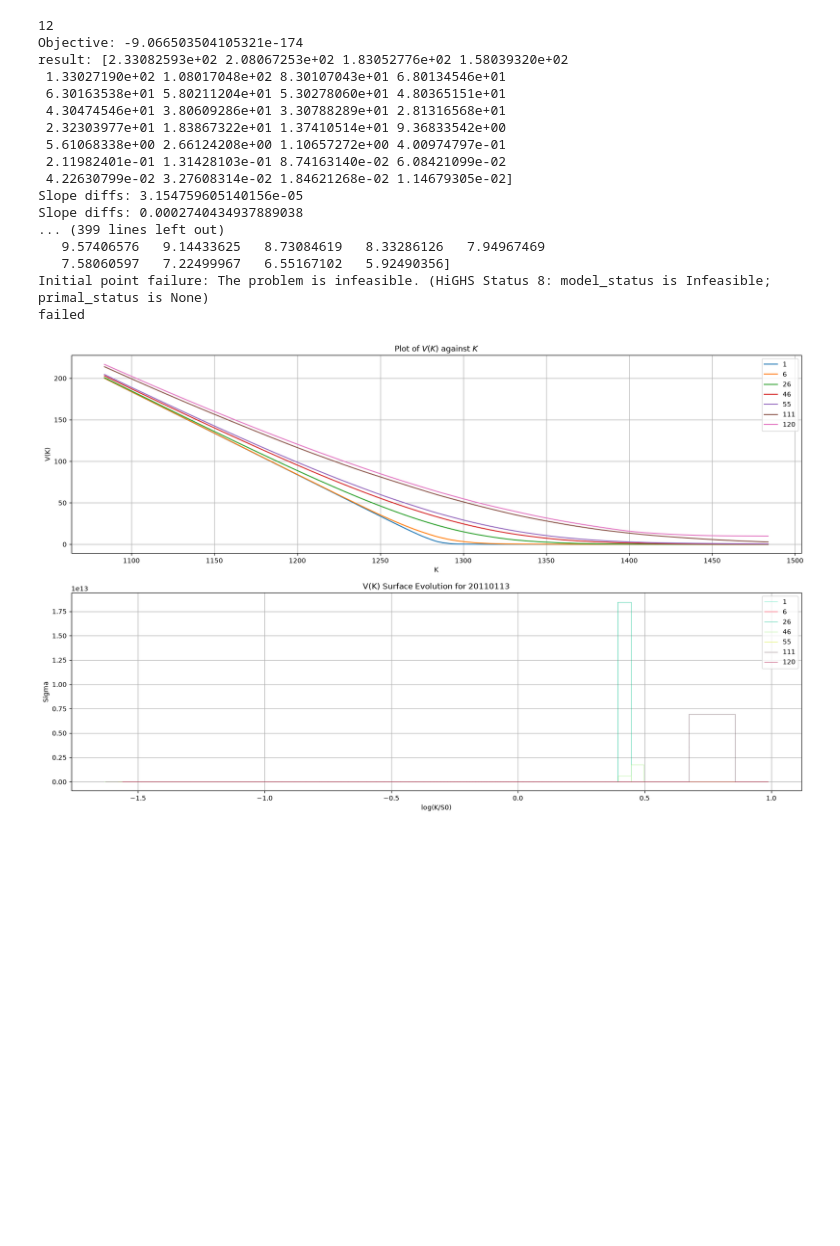
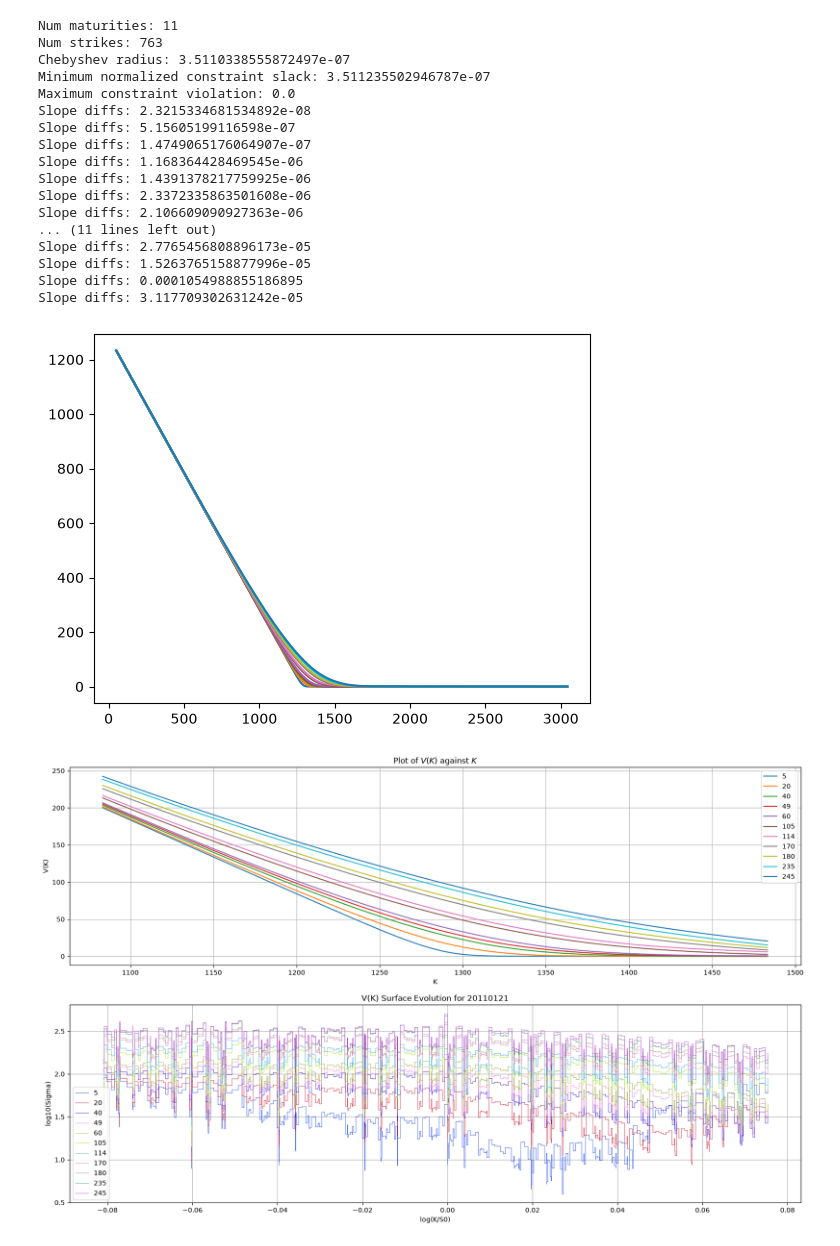
Before and after one commit to ZihanG123/Local-Volatility-Project, a Jupyter notebook: MultiMaturity.ipynb, the cells around one changed output. Cells and saved outputs as stored; diff of their text form; code cells hidden in the pictures; blank space fills up the shorter version.

Commit message:
Adding chebyshev center, also adjusted slopes in calibration stage

```diff
--- a/MultiMaturity.ipynb
+++ b/MultiMaturity.ipynb
@@ -562,26 +694,27 @@ def test_date_index(INDEX, dataframe):
 # %%
 import warnings
 warnings.filterwarnings('ignore')
 
 dataframe = pd.read_csv("datasets/SPX_opt_2011_2012.csv")
 
-test_date_index(8, dataframe)
+test_date_index(13, dataframe)
 # %% [output]
-12
-Objective: -9.066503504105321e-174
-result: [2.33082593e+02 2.08067253e+02 1.83052776e+02 1.58039320e+02
- 1.33027190e+02 1.08017048e+02 8.30107043e+01 6.80134546e+01
- 6.30163538e+01 5.80211204e+01 5.30278060e+01 4.80365151e+01
- 4.30474546e+01 3.80609286e+01 3.30788289e+01 2.81316568e+01
- 2.32303977e+01 1.83867322e+01 1.37410514e+01 9.36833542e+00
- 5.61068338e+00 2.66124208e+00 1.10657272e+00 4.00974797e-01
- 2.11982401e-01 1.31428103e-01 8.74163140e-02 6.08421099e-02
- 4.22630799e-02 3.27608314e-02 1.84621268e-02 1.14679305e-02]
-Slope diffs: 3.154759605140156e-05
-Slope diffs: 0.0002740434937889038
-... (399 lines left out)
-   9.57406576   9.14433625   8.73084619   8.33286126   7.94967469
-   7.58060597   7.22499967   6.55167102   5.92490356]
-Initial point failure: The problem is infeasible. (HiGHS Status 8: model_status is Infeasible; primal_status is None)
-failed
+Num maturities: 11
+Num strikes: 763
+Chebyshev radius: 3.5110338555872497e-07
+Minimum normalized constraint slack: 3.511235502946787e-07
+Maximum constraint violation: 0.0
+Slope diffs: 2.3215334681534892e-08
+Slope diffs: 5.15605199116598e-07
+Slope diffs: 1.4749065176064907e-07
+Slope diffs: 1.168364428469545e-06
+Slope diffs: 1.4391378217759925e-06
+Slope diffs: 2.3372335863501608e-06
+Slope diffs: 2.106609090927363e-06
+... (11 lines left out)
+Slope diffs: 2.7765456808896173e-05
+Slope diffs: 1.5263765158877996e-05
+Slope diffs: 0.0001054988855186895
+Slope diffs: 3.117709302631242e-05
-[figure, old version]
+[figure, new version]
+[figure, added]
```
Also changed, not shown: parts of 3 cells of this notebook.
